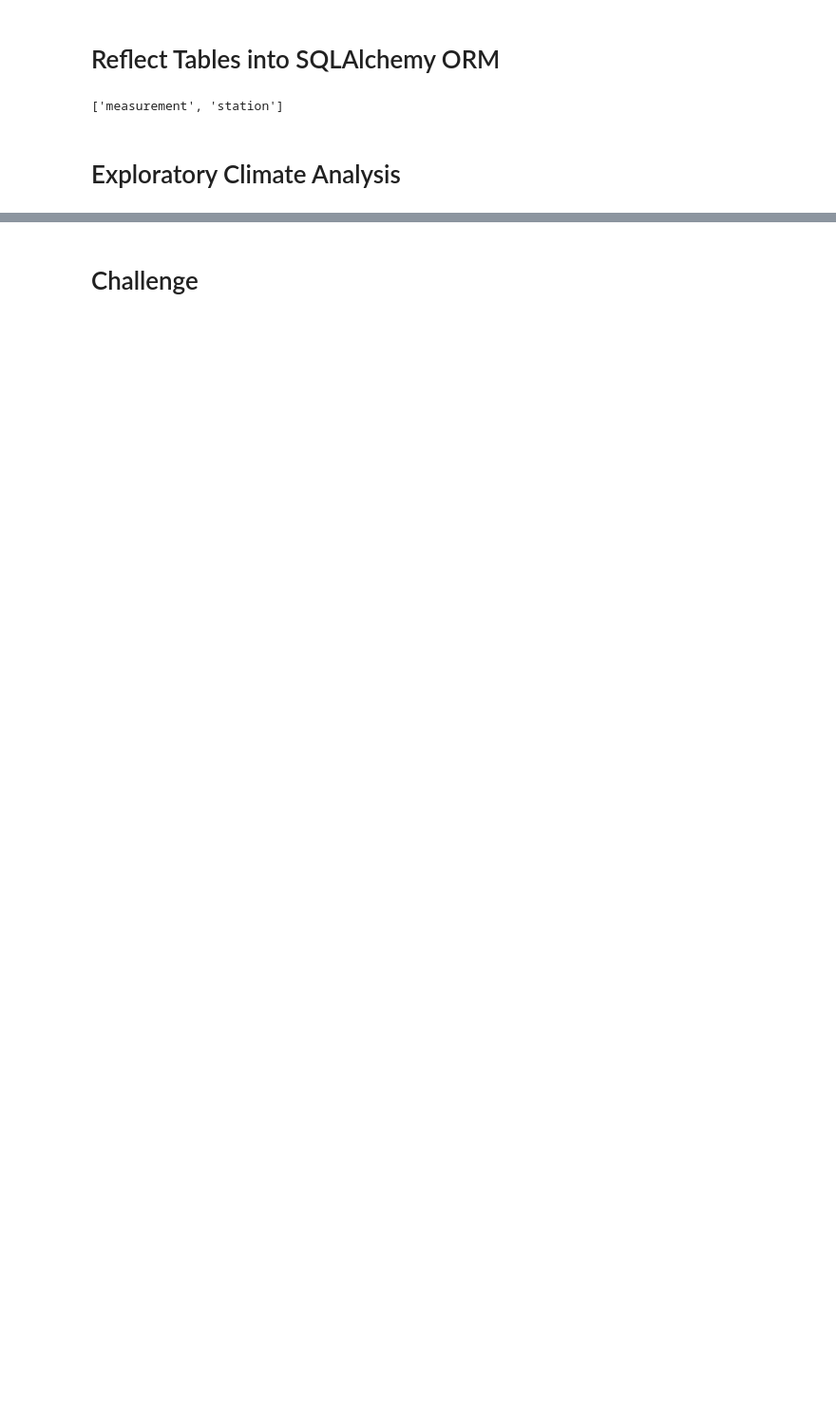
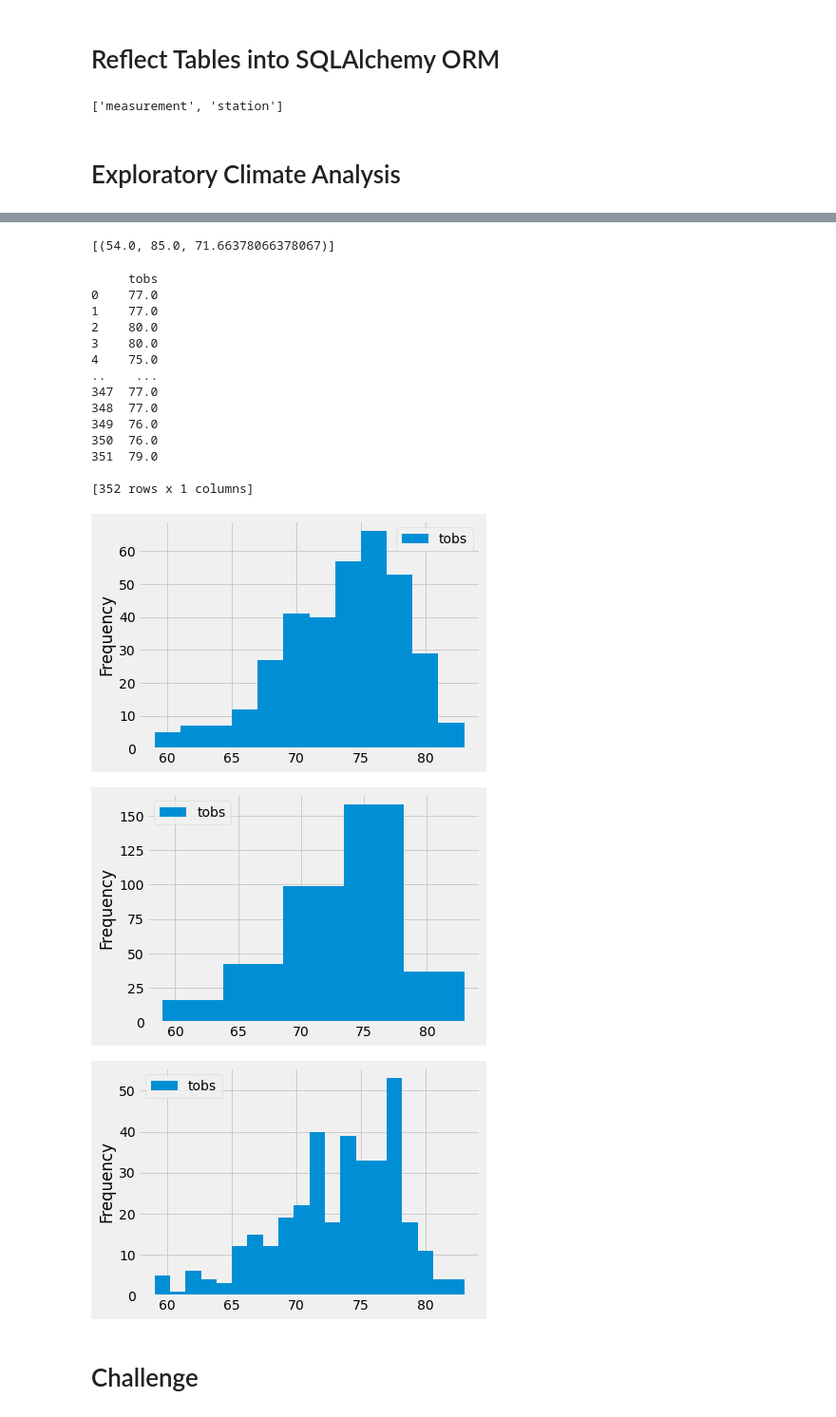
Before and after one commit to swathy84/surfs_up, a Jupyter notebook: climate_analysis.ipynb, the cells around one changed output, grey strips where cells are left out. Shown: that part at 95% size. Drawn from its saved outputs; the diff is of its cells as text; code cells hidden in the pictures; blank space fills up the shorter version.

```diff
--- a/climate_analysis.ipynb
+++ b/climate_analysis.ipynb
@@ -65,3 +150,9 @@ session.query(measurement.date).first()
 # %%
 # Using the station id from the previous query, calculate the lowest temperature recorded,
 # highest temperature recorded, and average temperature most active station?
+#session.query(Measurement.tobs).all()
+
+session.query(func.min(Measurement.tobs), func.max(Measurement.tobs), func.avg(Measurement.tobs)).\
+filter(Measurement.station == 'USC00519281').all()
+# %% [output]
+[(54.0, 85.0, 71.66378066378067)]
@@ -71,3 +159,56 @@ session.query(measurement.date).first()
+# %%
+# Choose the station with the highest number of temperature observations.
+# Query the last 12 months of temperature observation data for this station and plot the results as a histogram
+session.query(Measurement.tobs)
+
+results = session.query(Measurement.tobs).filter(Measurement.station=="USC00519281").\
+filter(Measurement.date>=prev_year).all()
+#print(results)
+
+df = pd.DataFrame(results, columns =["tobs"])
+print(df)
+
+
+
+#When creating a histogram,
+#you'll need to figure how many bins you need. It's recommended that you stay within a range of 5 to 20 bins.
+#You may need to play around with the data a bit to find a good fit somewhere between 5 and 20.
+
+
+#To create the histogram, we need to use the plot() function and the hist()function and
+#add the number of bins as a parameter. Add the following to your code:
+df.plot.hist(bins=12)
+plt.tight_layout()
+
+
+#Skill-Drill -Adjust the number of bins in the plot to 5,
+
+df.plot.hist(bins=5)
+plt.tight_layout()
+
+#and then adjust the number to 20.
+
+df.plot.hist(bins=20)
+plt.tight_layout()
+#Take note of any differences in the plot caused by changing the number of bins.
+# %% [output]
+     tobs
+0    77.0
+1    77.0
+2    80.0
+3    80.0
+4    75.0
+..    ...
+347  77.0
+348  77.0
+349  76.0
+350  76.0
+351  79.0
+
+[352 rows x 1 columns]
+[figure, added]
+[figure, added]
+[figure, added]
 # %%
 # Write a function called `calc_temps` that will accept start date and end date in the format '%Y-%m-%d'
 # and return the minimum, average, and maximum temperatures for that range of dates
```
Also changed, not shown: parts of 7 cells of this notebook, 1 other file.
